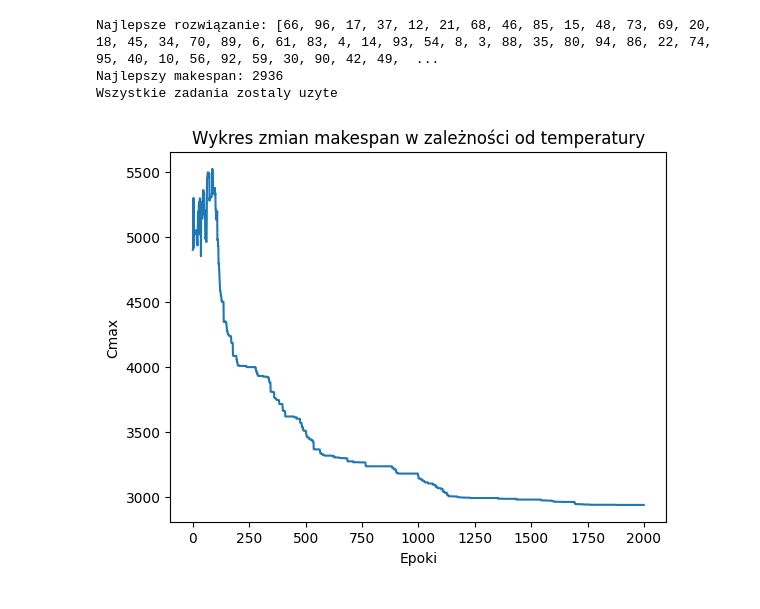
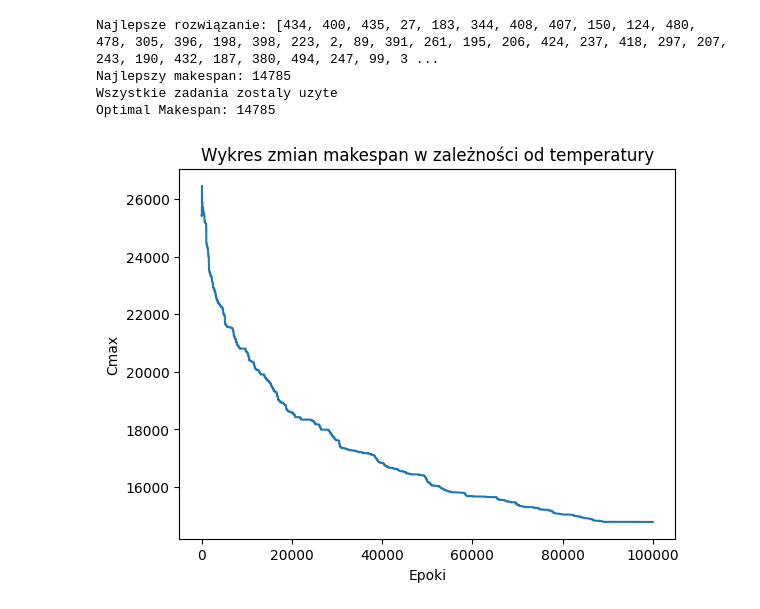
Before and after one commit to kvba1/Algorithms, a Jupyter notebook: RPQ-problem-with-simulated-annealing/rpq_problem.ipynb, the cells around one changed output. Saved outputs shown, nothing was run; the diff lists cells and outputs as text; code cells hidden in the pictures.

```diff
--- a/RPQ-problem-with-simulated-annealing/rpq_problem.ipynb
+++ b/RPQ-problem-with-simulated-annealing/rpq_problem.ipynb
@@ -101,32 +92,33 @@ def symulowane_wyzarzanie_rpq2(tasks, temperatura_poczatkowa, wspolczynnik_chlod
 # %%
 temperatura_poczatkowa = 10000
 wspolczynnik_chlodzenia = 0.95
-liczba_prob = 5
-max_epoki = 2000
+liczba_prob = 1
+max_epoki = 100000
 
-filepath = "rpq_100.txt"
+filepath = "rpq_500.txt"
 tasks = read_rpq_data(filepath)
 
-najlepsze_rozwiazanie, najlepszy_makespan, temperatures, makespans = symulowane_wyzarzanie_rpq(tasks, temperatura_poczatkowa, wspolczynnik_chlodzenia, liczba_prob, max_epoki)
+najlepsze_rozwiazanie, najlepszy_makespan, temperatures, makespans = simulated_annealing_rpq(tasks, temperatura_poczatkowa, wspolczynnik_chlodzenia, liczba_prob, max_epoki)
 # %%
 print("Najlepsze rozwiązanie:", najlepsze_rozwiazanie)
 print("Najlepszy makespan:", najlepszy_makespan)
 
-if set(najlepsze_rozwiazanie) == set(range(len(tasks))): # Sprawdzenie czy wszystkie zadania zostaly uzyte
+if set(najlepsze_rozwiazanie) == set(range(len(tasks))):
     print("Wszystkie zadania zostaly uzyte")
 else:
     print("Niektorych zadan brakuje")
 
+solve_rqp(tasks)
 
-# Rysowanie wykresu
 epoki = range(max_epoki)
 plt.plot(epoki, makespans)
 plt.xlabel('Epoki')
 plt.ylabel('Cmax')
 plt.title('Wykres zmian makespan w zależności od temperatury')
 plt.show()
 # %% [output]
-Najlepsze rozwiązanie: [66, 96, 17, 37, 12, 21, 68, 46, 85, 15, 48, 73, 69, 20, 18, 45, 34, 70, 89, 6, 61, 83, 4, 14, 93, 54, 8, 3, 88, 35, 80, 94, 86, 22, 74, 95, 40, 10, 56, 92, 59, 30, 90, 42, 49,  ...
-Najlepszy makespan: 2936
+Najlepsze rozwiązanie: [434, 400, 435, 27, 183, 344, 408, 407, 150, 124, 480, 478, 305, 396, 198, 398, 223, 2, 89, 391, 261, 195, 206, 424, 237, 418, 297, 207, 243, 190, 432, 187, 380, 494, 247, 99, 3 ...
+Najlepszy makespan: 14785
 Wszystkie zadania zostaly uzyte
+Optimal Makespan: 14785
-[figure, old version]
+[figure, new version]
```
Also changed, not shown: parts of 6 cells of this notebook, 1 other file.
